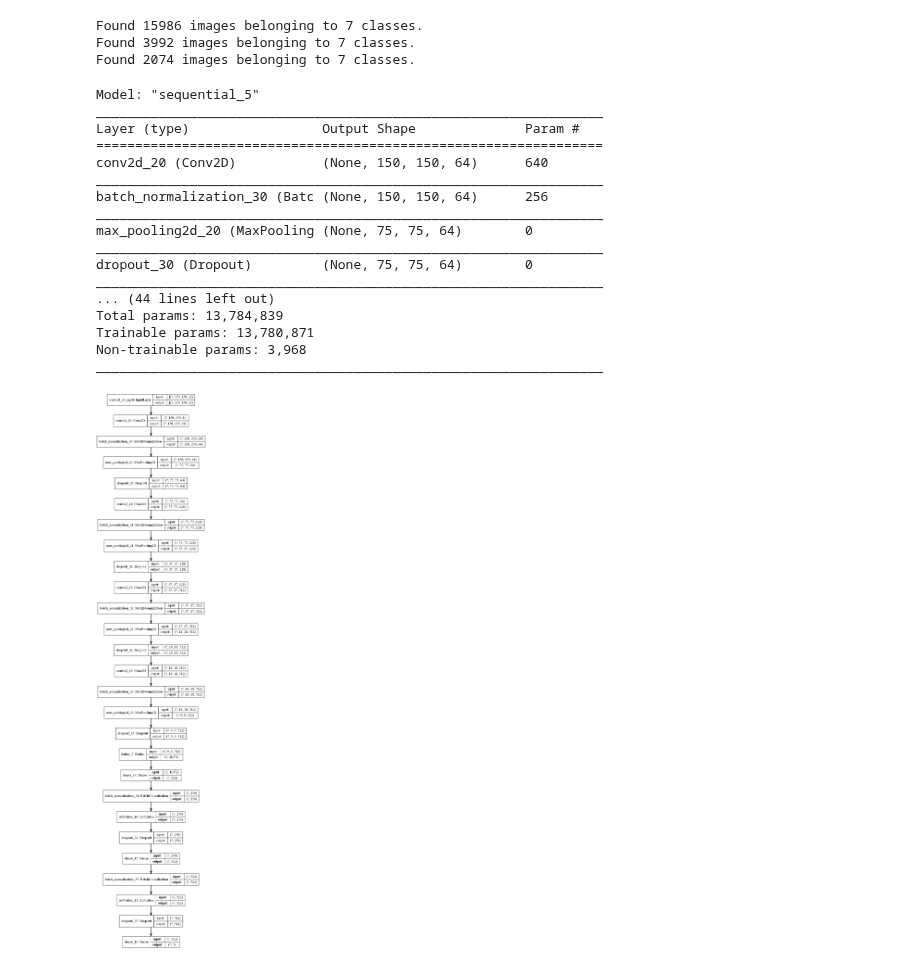
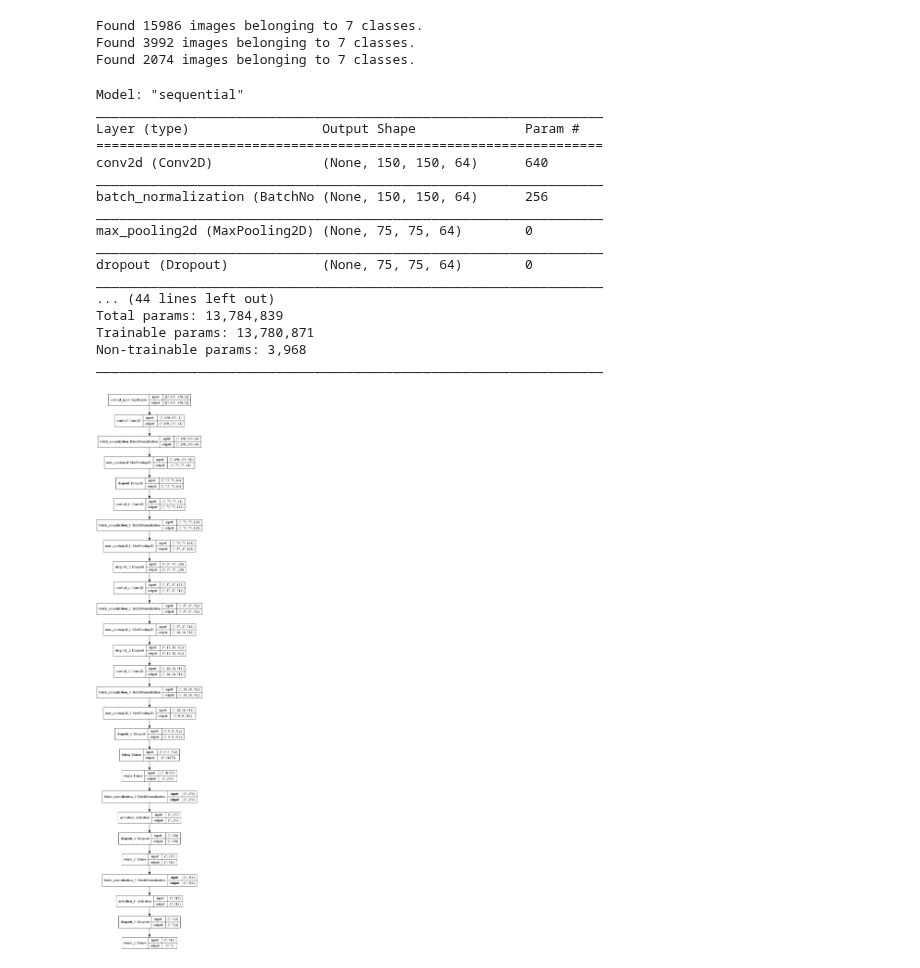
Before and after one commit to 1il1il/TIL, a Jupyter notebook: ai/전공_프로젝트_논문1.ipynb, the cells around one changed output. Saved outputs shown, nothing was run; the diff lists cells and outputs as text; code cells hidden in the pictures.

```diff
--- a/ai/전공_프로젝트_논문1.ipynb
+++ b/ai/전공_프로젝트_논문1.ipynb
@@ -105,27 +119,27 @@ model.add(Dropout(0.2))
 
 model.add(Dense(512))
 model.add(BatchNormalization())
-model.add(Activation(tf.nn.leaky_relu))
+model.add(Activation(tf.nn.relu))
 model.add(Dropout(0.5))
 
 model.add(Dense(7, activation='softmax'))
 model.summary()
 
-model.compile(optimizer=RMSprop(learning_rate=1e-4),
+model.compile(optimizer=RMSprop(learning_rate=1e-5),
               loss='categorical_crossentropy',
               metrics=['accuracy'])
 # %% [output]
-Model: "sequential_5"
+Model: "sequential"
 _________________________________________________________________
 Layer (type)                 Output Shape              Param #
 =================================================================
-conv2d_20 (Conv2D)           (None, 150, 150, 64)      640
+conv2d (Conv2D)              (None, 150, 150, 64)      640
 _________________________________________________________________
-batch_normalization_30 (Batc (None, 150, 150, 64)      256
+batch_normalization (BatchNo (None, 150, 150, 64)      256
 _________________________________________________________________
-max_pooling2d_20 (MaxPooling (None, 75, 75, 64)        0
+max_pooling2d (MaxPooling2D) (None, 75, 75, 64)        0
 _________________________________________________________________
-dropout_30 (Dropout)         (None, 75, 75, 64)        0
+dropout (Dropout)            (None, 75, 75, 64)        0
 _________________________________________________________________
 ... (44 lines left out)
 Total params: 13,784,839
@@ -134,9 +148,9 @@ Non-trainable params: 3,968
 _________________________________________________________________
 # %%
 plot_model(model, show_shapes=True, rankdir='TB', dpi=96,
-           to_file='../data/models/논문1_7.png')
+           to_file='../data/models/논문1_8.png')
 # %% [output]
-[figure, old version]
+[figure, new version]
 # %%
 history = model.fit(train_generator, steps_per_epoch=159, epochs=30,
                     validation_data=validation_generator, validation_steps=39)
```
Also changed, not shown: parts of 8 cells of this notebook, 5 other files.
